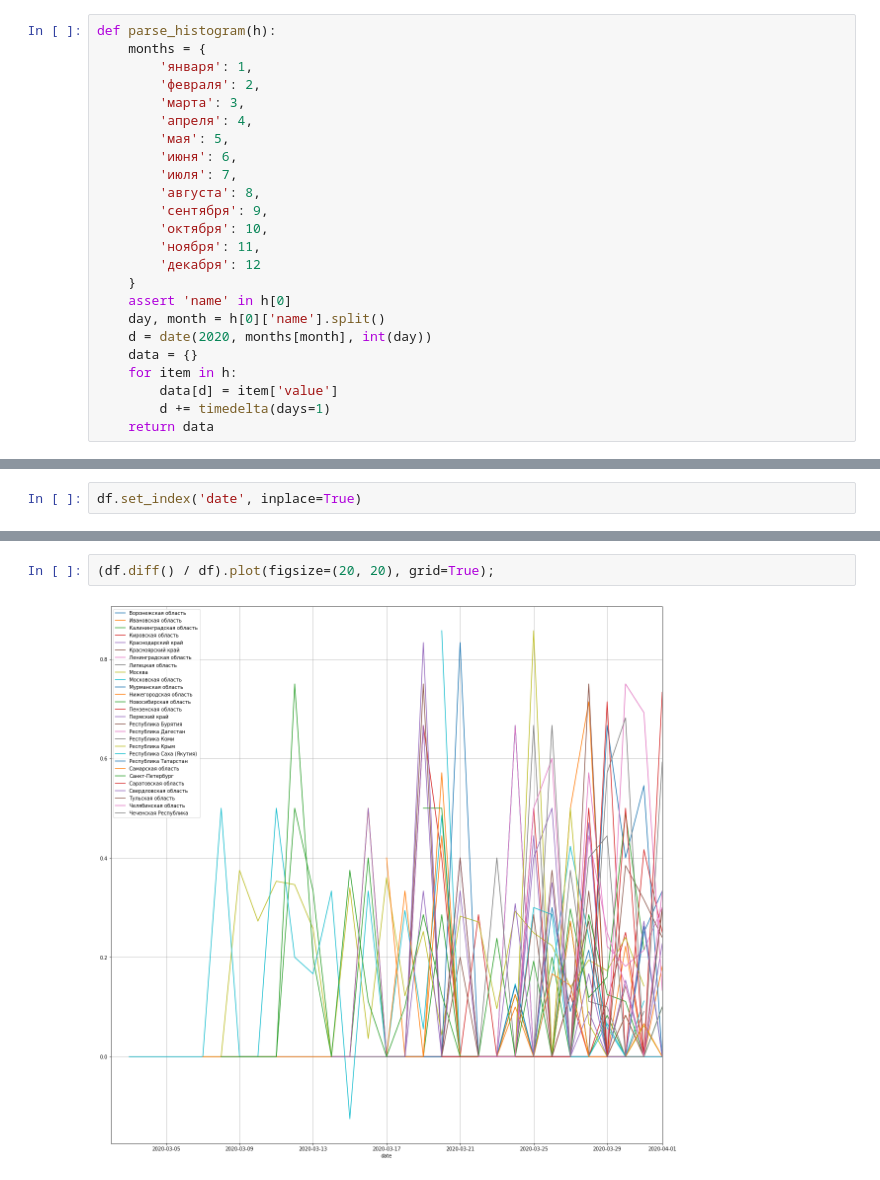
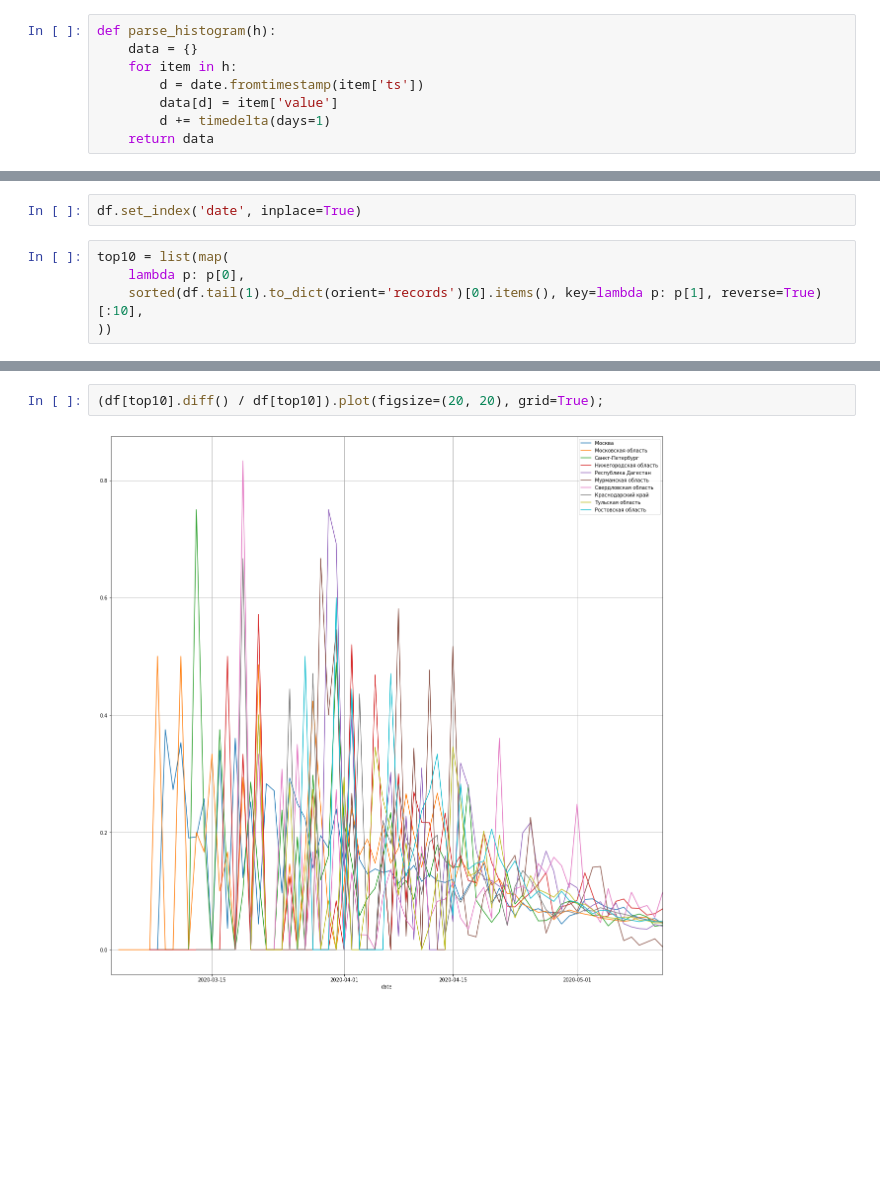
Before and after one commit to tswr/covid19, a Jupyter notebook: russia/analytics.ipynb, the cells around one changed output, grey strips where cells are left out. Drawn from its saved outputs; the diff is of its cells as text; blank space fills up the shorter version.

```diff
--- a/russia/analytics.ipynb
+++ b/russia/analytics.ipynb
@@ -8,30 +8,14 @@ import numpy as np
 import matplotlib.pyplot as plt
 
 %matplotlib inline
-# %%
-def parse_histogram(h):
-    months = {
-        'января': 1,
-        'февраля': 2,
-        'марта': 3,
-        'апреля': 4,
-        'мая': 5,
-        'июня': 6,
-        'июля': 7,
-        'августа': 8,
-        'сентября': 9,
-        'октября': 10,
-        'ноября': 11,
-        'декабря': 12
-    }
-    assert 'name' in h[0]
-    day, month = h[0]['name'].split()
-    d = date(2020, months[month], int(day))
-    data = {}
-    for item in h:
-        data[d] = item['value']
-        d += timedelta(days=1)
-    return data
+# %%
+def parse_histogram(h):
+    data = {}
+    for item in h:
+        d = date.fromtimestamp(item['ts'])
+        data[d] = item['value']
+        d += timedelta(days=1)
+    return data
 # %%
 def make_full(data):
     full_data = []
@@ -58,3 +42,8 @@ data = make_full(data)
 df = pd.DataFrame(data)
 # %%
 df.set_index('date', inplace=True)
+# %%
+top10 = list(map(
+    lambda p: p[0],
+    sorted(df.tail(1).to_dict(orient='records')[0].items(), key=lambda p: p[1], reverse=True)[:10],
+))
@@ -73,4 +75,4 @@ df.diff().plot(figsize=(20, 20), grid=True, logy=True);
 # %%
-(df.diff() / df).plot(figsize=(20, 20), grid=True);
+(df[top10].diff() / df[top10]).plot(figsize=(20, 20), grid=True);
 # %% [output]
-[figure, old version]
+[figure, new version]
```
Also changed, not shown: parts of 4 cells of this notebook.
